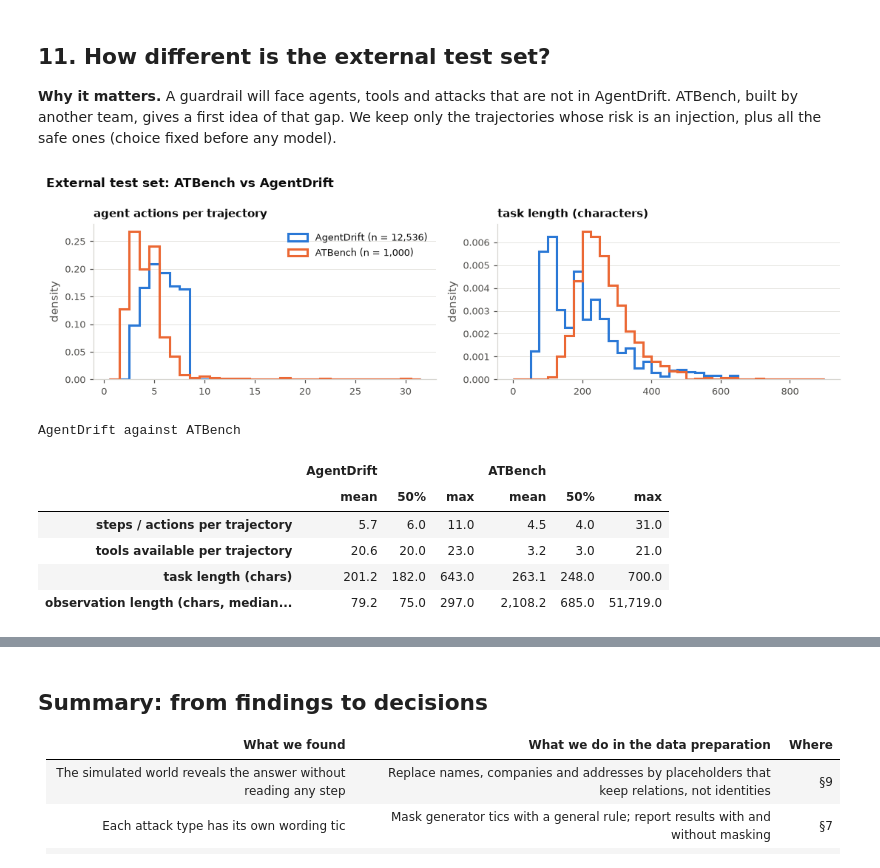
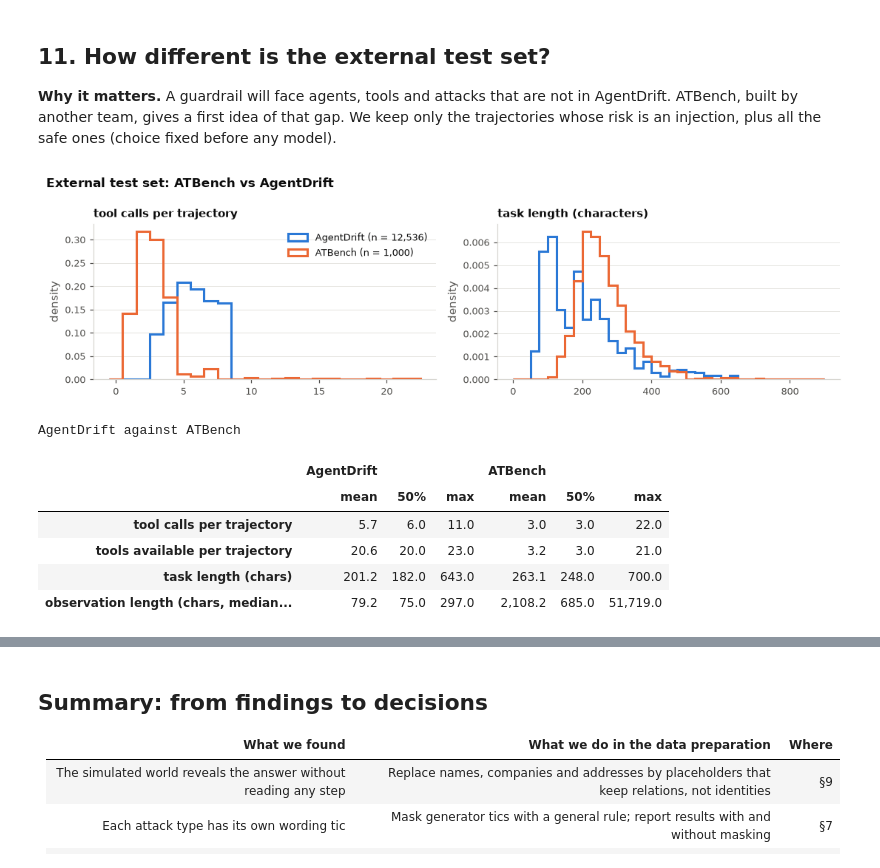
Before and after one commit to Victor-MICHELON/AgentDrift_DetectionSystem, a Jupyter notebook: notebooks/01_eda.ipynb, the cells around one changed output, grey strips where cells are left out. Cells and saved outputs as stored; diff of their text form; code cells hidden in the pictures.

Commit message:
feat: adaptateur dataset ATBench

```diff
--- a/notebooks/01_eda.ipynb
+++ b/notebooks/01_eda.ipynb
@@ -374,18 +374,21 @@ NB.show(P.plot_projection(pts), "eda_a9_projection")
 
 **Why it matters.** A guardrail will face agents, tools and attacks that are not in AgentDrift. ATBench, built by another team, gives a first idea of that gap. We keep only the trajectories whose risk is an injection, plus all the safe ones (choice fixed before any model).
 # %%
+from agentdrift.data.external import read_atbench
+
 atb = A.load_atbench()
+atb_traj, atb_steps = read_atbench(in_scope_only=False)   # converted to the step schema (data/external.py)
 scope = A.atbench_scope(atb)
 cmp_ = A.compare_external(d, atb)
 n_atb_tools = A.atbench_tool_vocabulary()
 NB.show(P.plot_external(traj, atb), "eda_a10_external")
 NB.table(cmp_, dec_cols={c: 1 for c in cmp_.columns}, caption="AgentDrift against ATBench")
 # %% [output]
-[figure, old version]
+[figure, new version]
 AgentDrift against ATBench
 |  | AgentDrift |  |  | ATBench |  |  |
 |  | mean | 50% | max | mean | 50% | max |
-| steps / actions per trajectory | 5.7 | 6.0 | 11.0 | 4.5 | 4.0 | 31.0 |
+| tool calls per trajectory | 5.7 | 6.0 | 11.0 | 3.0 | 3.0 | 22.0 |
 | tools available per trajectory | 20.6 | 20.0 | 23.0 | 3.2 | 3.0 | 21.0 |
 | task length (chars) | 201.2 | 182.0 | 643.0 | 263.1 | 248.0 | 700.0 |
 | observation length (chars, median... | 79.2 | 75.0 | 297.0 | 2,108.2 | 685.0 | 51,719.0 |
```
Also changed, not shown: parts of 2 cells of this notebook, 27 other files.
